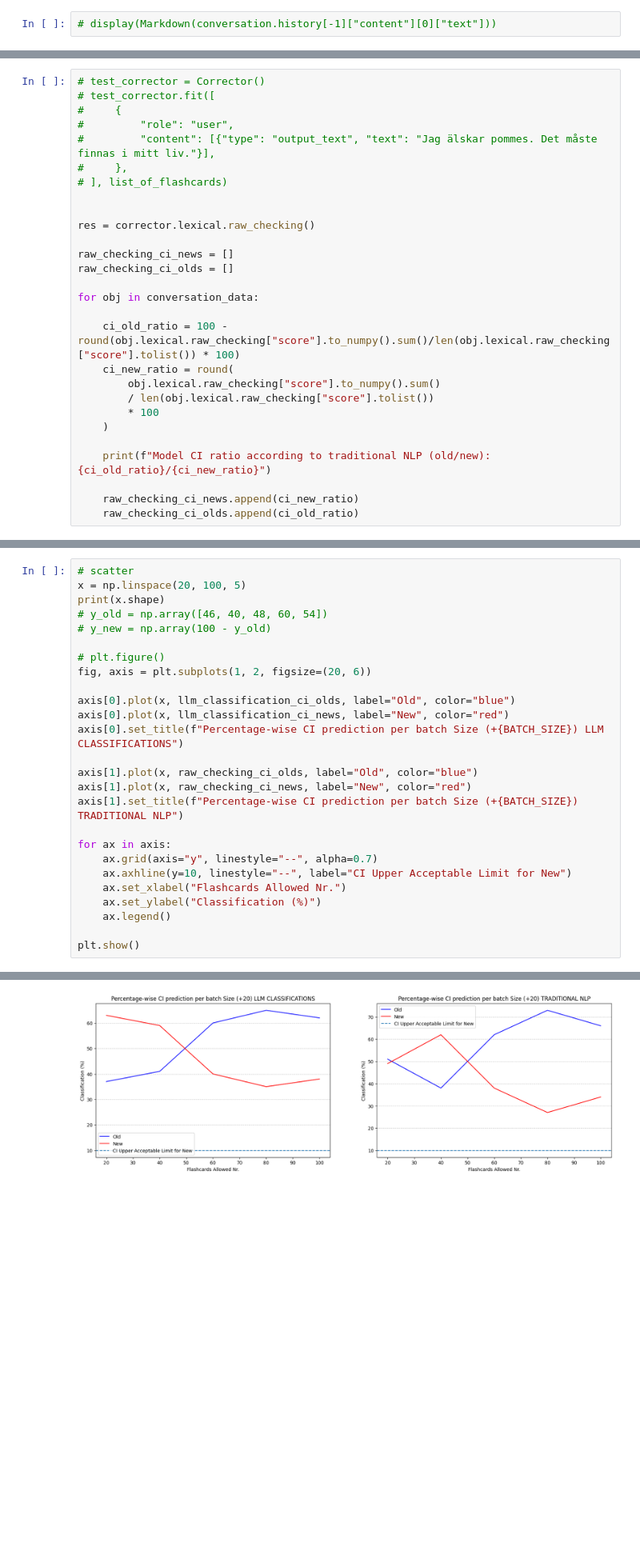
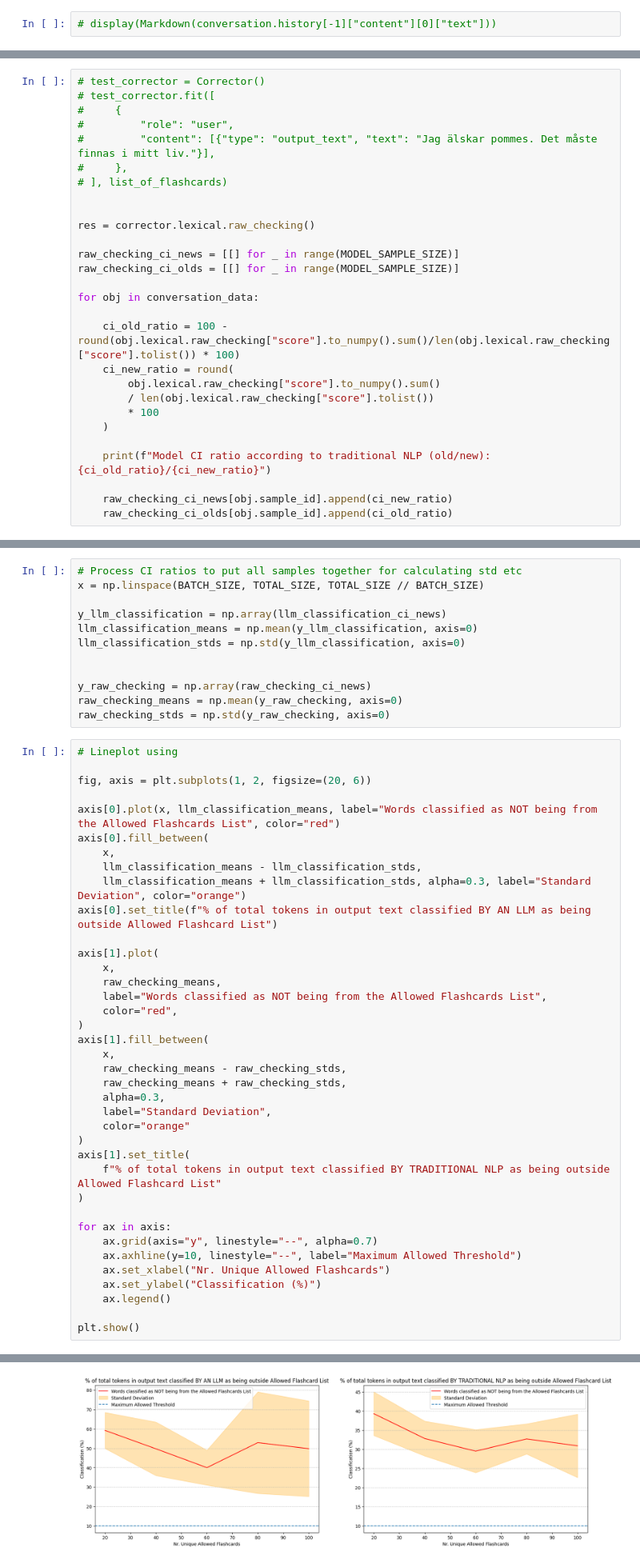
Before and after one commit to mitzeus/NILAS, a Jupyter notebook: main.ipynb, the cells around one changed output, grey strips where cells are left out. Shown at 80% size. Cells and saved outputs as stored; diff of their text form; blank space fills up the shorter version.

Commit message:
created per prompt sampling and updated graphs

```diff
--- a/main.ipynb
+++ b/main.ipynb
@@ -612,8 +650,8 @@ Model CI ratio according to LLM (old/new): 62/38
 
 res = corrector.lexical.raw_checking()
 
-raw_checking_ci_news = []
-raw_checking_ci_olds = []
+raw_checking_ci_news = [[] for _ in range(MODEL_SAMPLE_SIZE)]
+raw_checking_ci_olds = [[] for _ in range(MODEL_SAMPLE_SIZE)]
 
 for obj in conversation_data:
 
@@ -626,6 +664,6 @@ for obj in conversation_data:
 
     print(f"Model CI ratio according to traditional NLP (old/new): {ci_old_ratio}/{ci_new_ratio}")
 
-    raw_checking_ci_news.append(ci_new_ratio)
-    raw_checking_ci_olds.append(ci_old_ratio)
+    raw_checking_ci_news[obj.sample_id].append(ci_new_ratio)
+    raw_checking_ci_olds[obj.sample_id].append(ci_old_ratio)
 # %% [output]
@@ -637,25 +687,49 @@ Model CI ratio according to traditional NLP (old/new): 66/34
+# %%
+# Process CI ratios to put all samples together for calculating std etc
+x = np.linspace(BATCH_SIZE, TOTAL_SIZE, TOTAL_SIZE // BATCH_SIZE)
+
+y_llm_classification = np.array(llm_classification_ci_news)
+llm_classification_means = np.mean(y_llm_classification, axis=0)
+llm_classification_stds = np.std(y_llm_classification, axis=0)
+
+
+y_raw_checking = np.array(raw_checking_ci_news)
+raw_checking_means = np.mean(y_raw_checking, axis=0)
+raw_checking_stds = np.std(y_raw_checking, axis=0)
 # %%
-# scatter
-x = np.linspace(20, 100, 5)
-print(x.shape)
-# y_old = np.array([46, 40, 48, 60, 54])
-# y_new = np.array(100 - y_old)
+# Lineplot using
 
-# plt.figure()
 fig, axis = plt.subplots(1, 2, figsize=(20, 6))
 
-axis[0].plot(x, llm_classification_ci_olds, label="Old", color="blue")
-axis[0].plot(x, llm_classification_ci_news, label="New", color="red")
-axis[0].set_title(f"Percentage-wise CI prediction per batch Size (+{BATCH_SIZE}) LLM CLASSIFICATIONS")
+axis[0].plot(x, llm_classification_means, label="Words classified as NOT being from the Allowed Flashcards List", color="red")
+axis[0].fill_between(
+    x,
+    llm_classification_means - llm_classification_stds,
+    llm_classification_means + llm_classification_stds, alpha=0.3, label="Standard Deviation", color="orange")
+axis[0].set_title(f"% of total tokens in output text classified BY AN LLM as being outside Allowed Flashcard List")
 
-axis[1].plot(x, raw_checking_ci_olds, label="Old", color="blue")
-axis[1].plot(x, raw_checking_ci_news, label="New", color="red")
-axis[1].set_title(f"Percentage-wise CI prediction per batch Size (+{BATCH_SIZE}) TRADITIONAL NLP")
+axis[1].plot(
+    x,
+    raw_checking_means,
+    label="Words classified as NOT being from the Allowed Flashcards List",
+    color="red",
+)
+axis[1].fill_between(
+    x,
+    raw_checking_means - raw_checking_stds,
+    raw_checking_means + raw_checking_stds,
+    alpha=0.3,
+    label="Standard Deviation",
+    color="orange"
+)
+axis[1].set_title(
+    f"% of total tokens in output text classified BY TRADITIONAL NLP as being outside Allowed Flashcard List"
+)
 
 for ax in axis:
     ax.grid(axis="y", linestyle="--", alpha=0.7)
-    ax.axhline(y=10, linestyle="--", label="CI Upper Acceptable Limit for New")
-    ax.set_xlabel("Flashcards Allowed Nr.")
+    ax.axhline(y=10, linestyle="--", label="Maximum Allowed Threshold")
+    ax.set_xlabel("Nr. Unique Allowed Flashcards")
     ax.set_ylabel("Classification (%)")
     ax.legend()
 
@@ -665,4 +738,4 @@ plt.show()
-[figure, old version]
+[figure, new version]
 # %% [markdown]
 ### Improvement Loop
 # %% [markdown]
```
Also changed, not shown: parts of 7 cells of this notebook, 53 other files.
